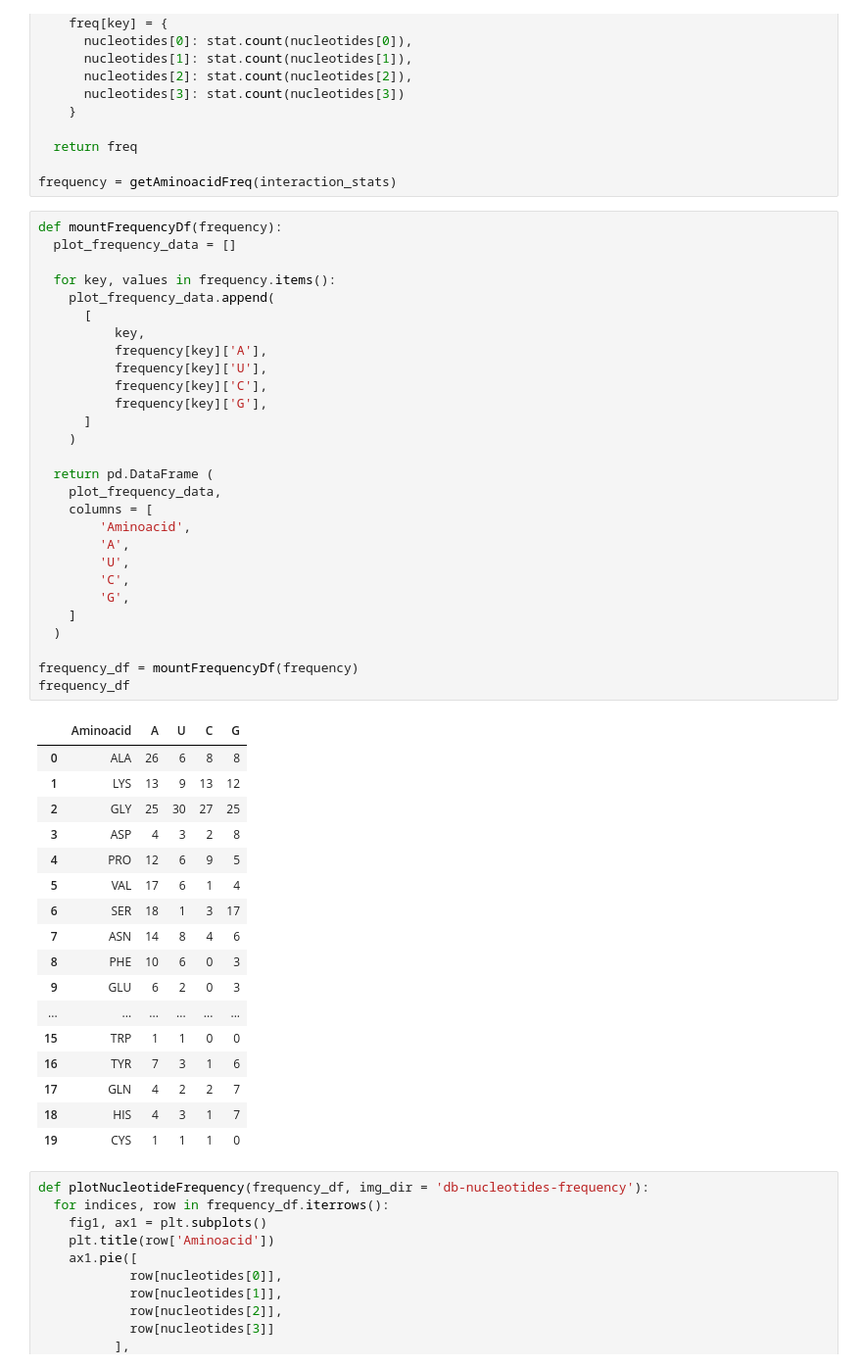
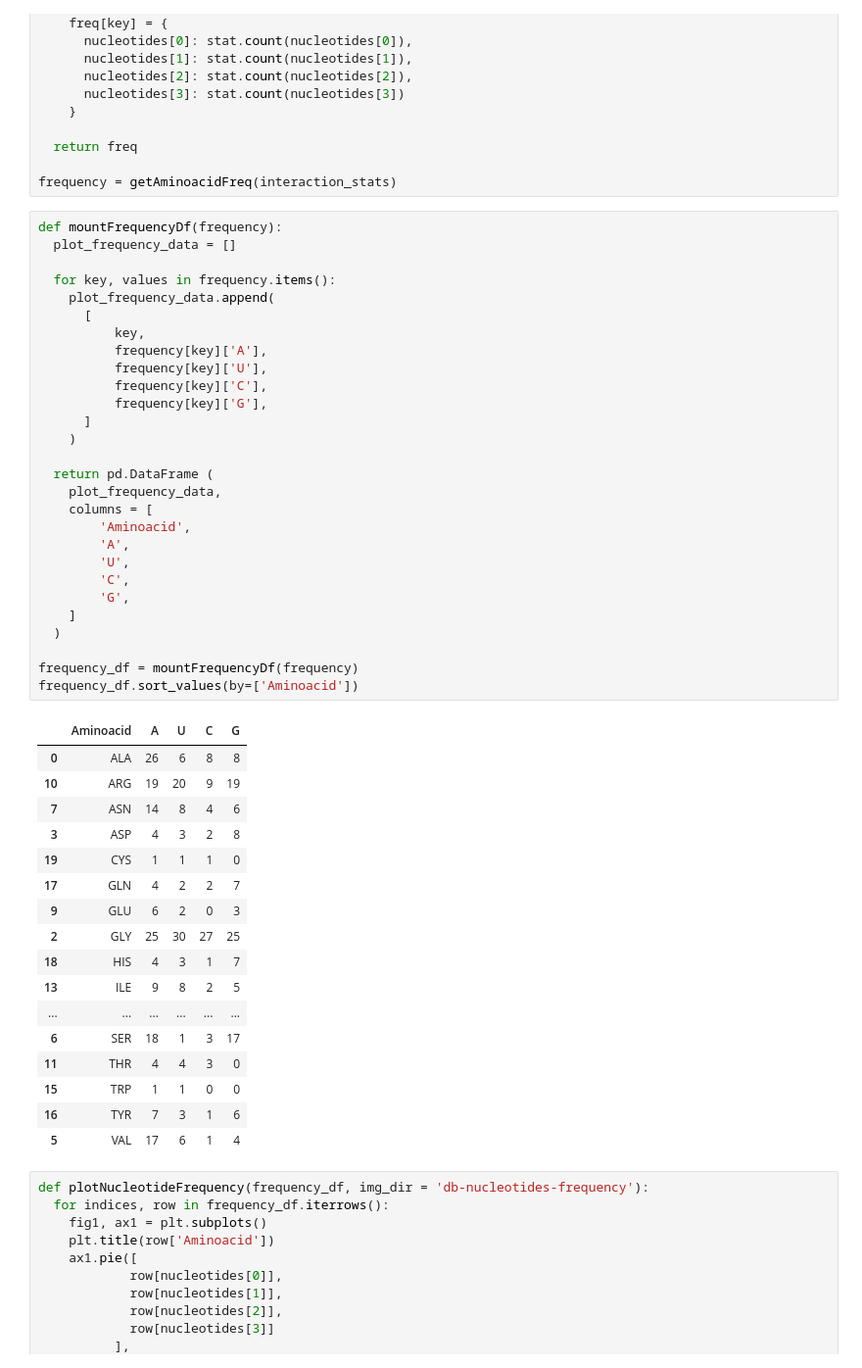
Before and after one commit to EnnesJp/Monografia-Sistemas-de-Informacao, a Jupyter notebook: II/MSI_JoaoPedroEnnes.ipynb, the cells around one changed output. Shown at 98% size. Cells and saved outputs as stored; diff of their text form.

```diff
--- a/II/MSI_JoaoPedroEnnes.ipynb
+++ b/II/MSI_JoaoPedroEnnes.ipynb
@@ -624,49 +624,49 @@ frequency = getAminoacidFreq(interaction_stats)
 # %%
 def mountFrequencyDf(frequency):
   plot_frequency_data = []
 
   for key, values in frequency.items():
     plot_frequency_data.append(
       [
           key,
           frequency[key]['A'],
           frequency[key]['U'],
           frequency[key]['C'],
           frequency[key]['G'],
       ]
     )
 
   return pd.DataFrame (
     plot_frequency_data,
     columns = [
         'Aminoacid',
         'A',
         'U',
         'C',
         'G',
     ]
   )
 
 frequency_df = mountFrequencyDf(frequency)
-frequency_df
+frequency_df.sort_values(by=['Aminoacid'])
 # %% [output]
 |  | Aminoacid | A | U | C | G |
 | 0 | ALA | 26 | 6 | 8 | 8 |
-| 1 | LYS | 13 | 9 | 13 | 12 |
+| 10 | ARG | 19 | 20 | 9 | 19 |
+| 7 | ASN | 14 | 8 | 4 | 6 |
+| 3 | ASP | 4 | 3 | 2 | 8 |
+| 19 | CYS | 1 | 1 | 1 | 0 |
+| 17 | GLN | 4 | 2 | 2 | 7 |
+| 9 | GLU | 6 | 2 | 0 | 3 |
 | 2 | GLY | 25 | 30 | 27 | 25 |
-| 3 | ASP | 4 | 3 | 2 | 8 |
-| 4 | PRO | 12 | 6 | 9 | 5 |
-| 5 | VAL | 17 | 6 | 1 | 4 |
+| 18 | HIS | 4 | 3 | 1 | 7 |
+| 13 | ILE | 9 | 8 | 2 | 5 |
+| ... | ... | ... | ... | ... | ... |
 | 6 | SER | 18 | 1 | 3 | 17 |
-| 7 | ASN | 14 | 8 | 4 | 6 |
-| 8 | PHE | 10 | 6 | 0 | 3 |
-| 9 | GLU | 6 | 2 | 0 | 3 |
-| ... | ... | ... | ... | ... | ... |
+| 11 | THR | 4 | 4 | 3 | 0 |
 | 15 | TRP | 1 | 1 | 0 | 0 |
 | 16 | TYR | 7 | 3 | 1 | 6 |
-| 17 | GLN | 4 | 2 | 2 | 7 |
-| 18 | HIS | 4 | 3 | 1 | 7 |
-| 19 | CYS | 1 | 1 | 1 | 0 |
+| 5 | VAL | 17 | 6 | 1 | 4 |
 # %%
 def plotNucleotideFrequency(frequency_df, img_dir = 'db-nucleotides-frequency'):
   for indices, row in frequency_df.iterrows():
```
Also changed, not shown: parts of 3 cells of this notebook.
